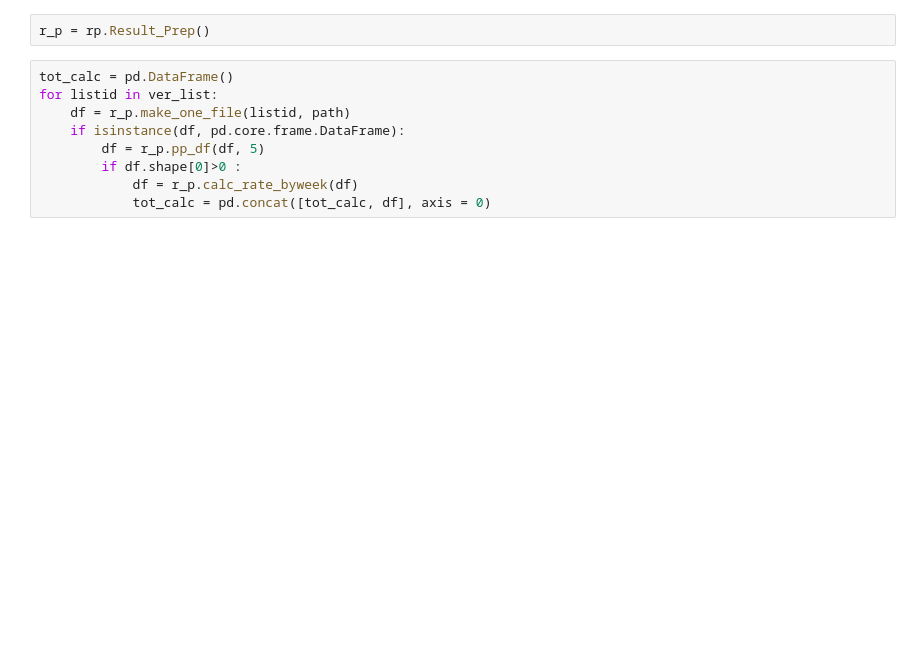
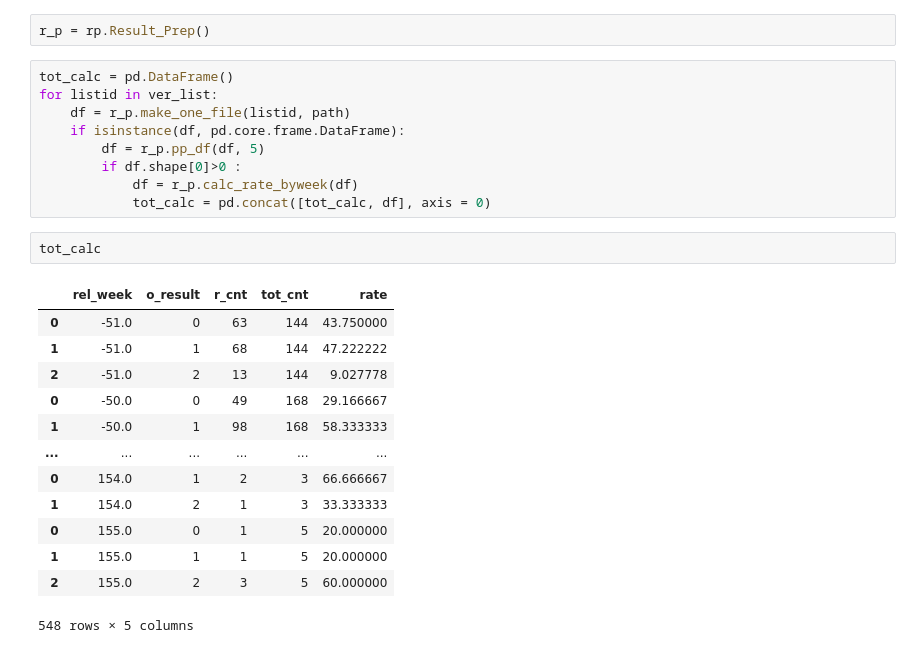
Before and after one commit to myokyunghan/so_difficulty_measure, a Jupyter notebook: run_project/annotate_difficulty/03_visualization/1_visualization copy 2.ipynb, the cells around one changed output. Cells and saved outputs as stored; diff of their text form; blank space fills up the shorter version.

```diff
--- a/run_project/annotate_difficulty/03_visualization/1_visualization copy 2.ipynb
+++ b/run_project/annotate_difficulty/03_visualization/1_visualization copy 2.ipynb
@@ -77,6 +96,22 @@ for listid in ver_list:
         if df.shape[0]>0 :
             df = r_p.calc_rate_byweek(df)
             tot_calc = pd.concat([tot_calc, df], axis = 0)
+# %%
+tot_calc
+# %% [output]
+|  | rel_week | o_result | r_cnt | tot_cnt | rate |
+| 0 | -51.0 | 0 | 63 | 144 | 43.750000 |
+| 1 | -51.0 | 1 | 68 | 144 | 47.222222 |
+| 2 | -51.0 | 2 | 13 | 144 | 9.027778 |
+| 0 | -50.0 | 0 | 49 | 168 | 29.166667 |
+| 1 | -50.0 | 1 | 98 | 168 | 58.333333 |
+| ... | ... | ... | ... | ... | ... |
+| 0 | 154.0 | 1 | 2 | 3 | 66.666667 |
+| 1 | 154.0 | 2 | 1 | 3 | 33.333333 |
+| 0 | 155.0 | 0 | 1 | 5 | 20.000000 |
+| 1 | 155.0 | 1 | 1 | 5 | 20.000000 |
+| 2 | 155.0 | 2 | 3 | 5 | 60.000000 |
+548 rows × 5 columns
 # %%
 def draw_complexity_regression(ax, x, y, st_chow_1year,
                                F_stat_1, p_value_1, title,
```
Also changed, not shown: parts of 19 cells of this notebook, 24 other files.
